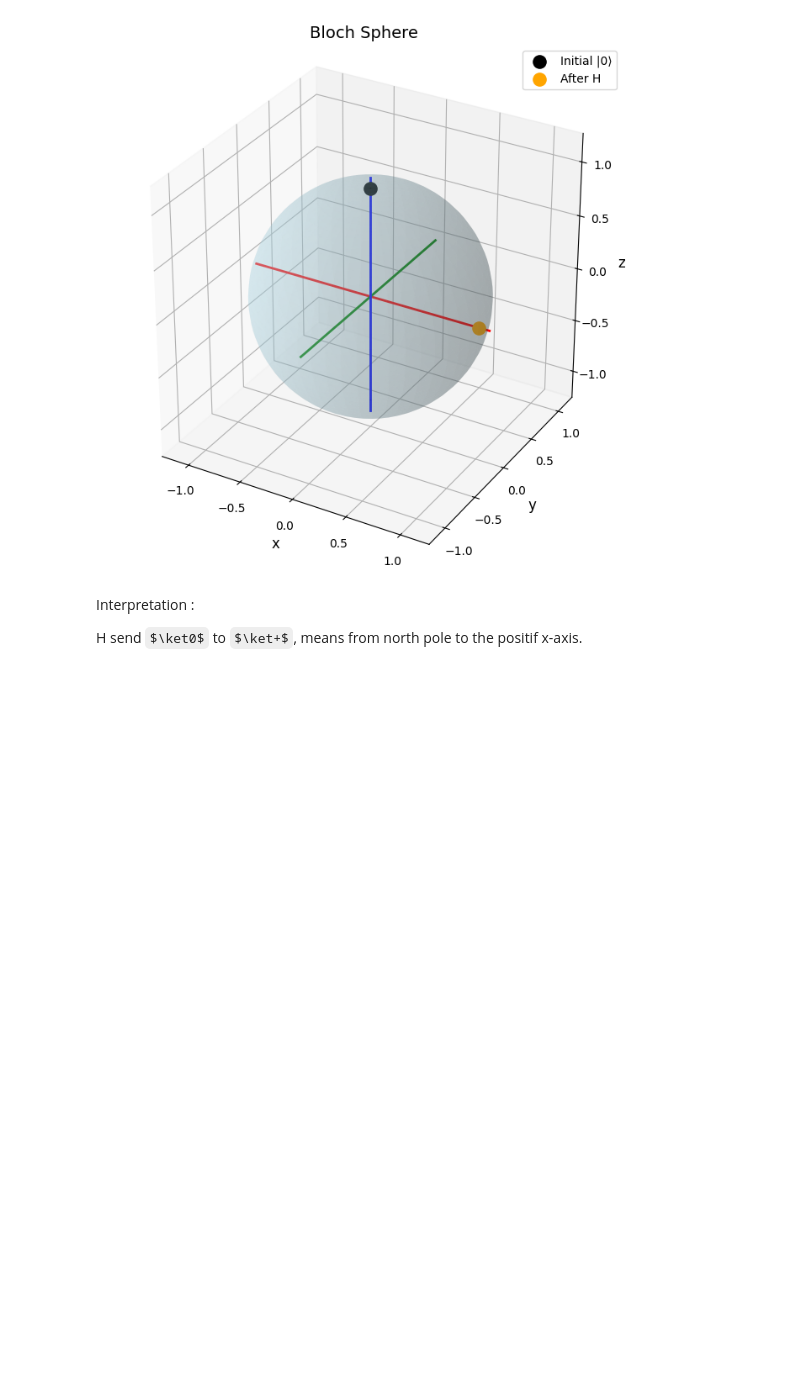
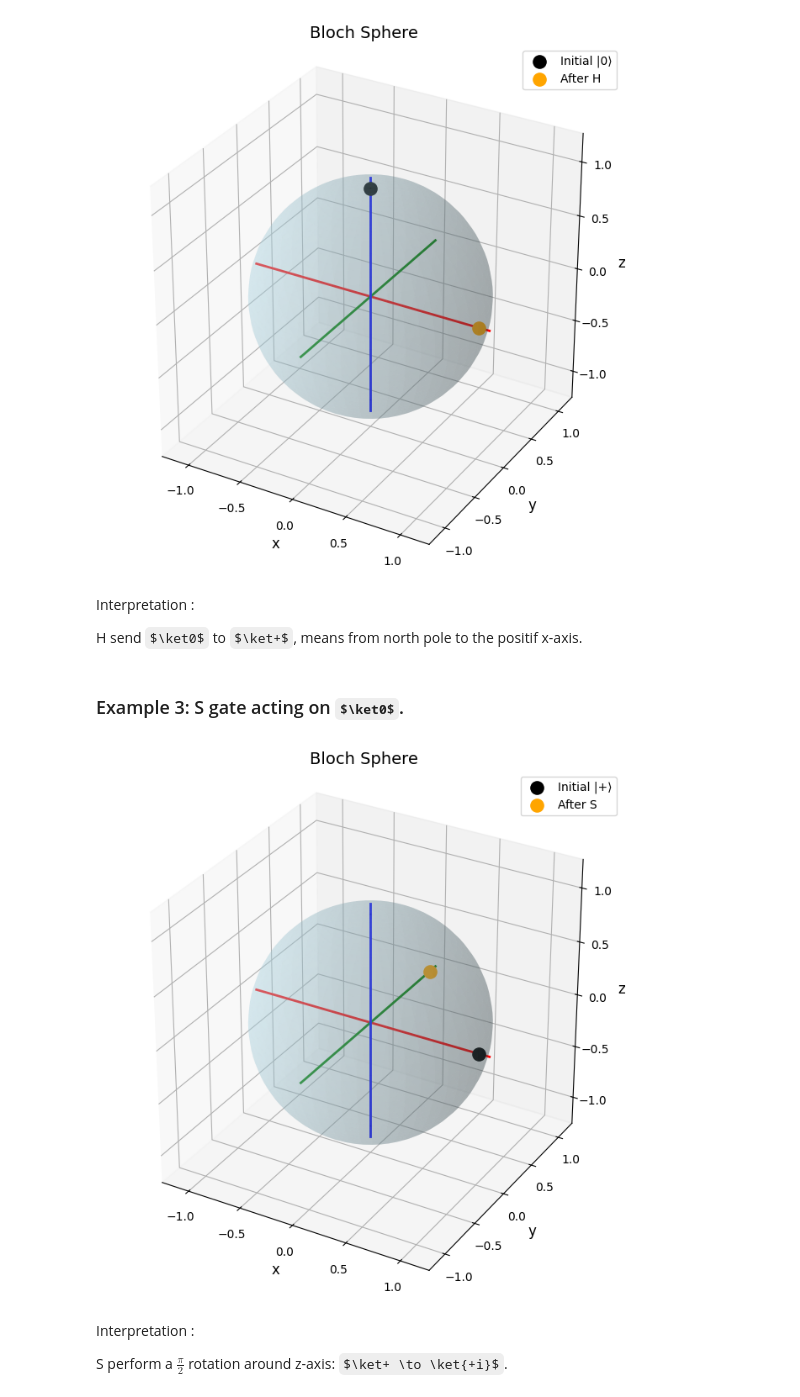
Before and after one commit to Shady-25/qc_bridge_qubit_dynamics, a Jupyter notebook: Notebooks/03_Single_Qubit_Gates.ipynb, the cells around one changed output. Saved outputs shown, nothing was run; the diff lists cells and outputs as text; code cells hidden in the pictures; some formulas as TeX source; blank space fills up the shorter version.

Commit message:
Plotting S gate action on |0> state.

```diff
--- a/Notebooks/03_Single_Qubit_Gates.ipynb
+++ b/Notebooks/03_Single_Qubit_Gates.ipynb
@@ -609,3 +611,27 @@ plt.show()
 Interpretation :
 
 H send $\ket0$ to $\ket+$, means from north pole to the positif x-axis.
+# %% [markdown]
+### Example 3: S gate acting on $\ket0$.
+# %%
+psi_in = (ket_0 + ket_1) / np.sqrt(2)
+psi_out = S @ psi_in
+
+r_in  = bloch_vector(psi_in)
+r_out = bloch_vector(psi_out)
+
+fig = plt.figure(figsize=(8, 8))
+ax = fig.add_subplot(111, projection='3d')
+
+plot_bloch_sphere(ax)
+plot_state(ax, r_in,  "black",  "Initial |+⟩")
+plot_state(ax, r_out, "orange", "After S")
+
+ax.legend()
+plt.show()
+# %% [output]
+[figure, added]
+# %% [markdown]
+Interpretation :
+
+S perform a $\frac{\pi}{2}$ rotation around z-axis: $\ket+ \to \ket{+i}$.
```
Also changed, not shown: parts of 2 cells of this notebook.
